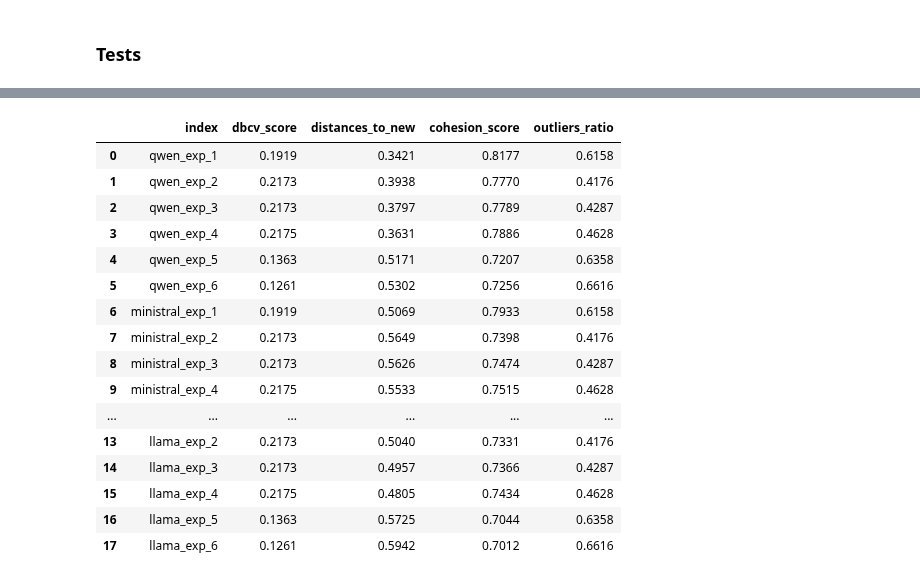
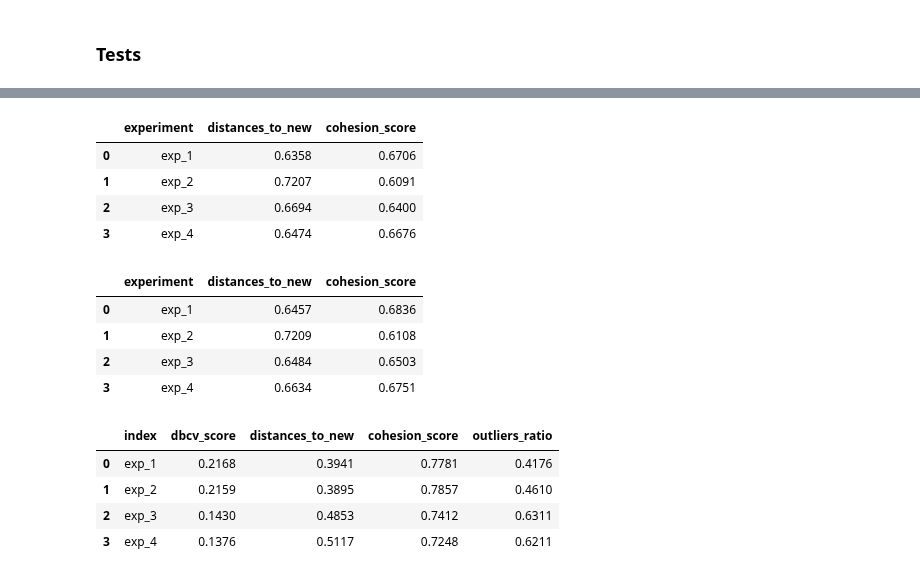
Before and after one commit to grzegorzZ1/masters_2025_nlp, a Jupyter notebook: app/database_utils/kg/2_trimming_entities.ipynb, the cells around one changed output, grey strips where cells are left out. Cells and saved outputs as stored; diff of their text form; code cells hidden in the pictures.

```diff
--- a/app/database_utils/kg/2_trimming_entities.ipynb
+++ b/app/database_utils/kg/2_trimming_entities.ipynb
@@ -101,7 +101,7 @@ def create_data_mapping(mapping_path, embed_model, cluster_model, replace_prompt
             model_name=model_name
         ).strip().lower().replace('"', "").replace("'", "").replace("*", "")
 
-        if better_entity_name == "do_not_merge":
+        if "do_not_merge" in better_entity_name:
             for entity in cluster_entities:
                 mapping[str(entity)] = str(entity)
             continue
@@ -179,13 +188,14 @@ triplets = pd.read_csv("data/triplets.csv")
 unique_entities = list(set(pd.concat([triplets["subject"], triplets["object"]]).dropna()))
 embed_model_entities = EMBEDD_MODEL_1
 
-cluster_model_entities = OPTICS(
+cluster_model_entities = HDBSCAN(
+    min_cluster_size=2,
     min_samples=2,
-    min_cluster_size=2,
     metric="cosine",
-    cluster_method="xi",
-    xi=0.03,
+    cluster_selection_method="eom",
 )
+
+
 
 outlier_prompt_entity = DECIDE_OUTLIER_FATE_ENTITY
 replace_prompt_entity = FIND_BETTER_ENTITY_NAME
@@ -198,12 +208,11 @@ validate_terms(
     outlier_prompt=outlier_prompt_entity
 )
 
-entities_mapping, valid_data_entities, encoded_entities, cluster_labels_entities = create_data_mapping(
+entities_mapping, valid_data_entities, encoded_entities, cluster_labels_entities, entity_metric_scores = create_data_mapping(
     mapping_path="data/entities_mapping.json",
     embed_model=embed_model_entities,
     cluster_model=cluster_model_entities,
     replace_prompt=replace_prompt_entity,
+    model_name="qwen2.5:3b",
     N=N_entities,
 )
-
-viz_clusters(valid_data_entities, encoded_entities, cluster_labels_entities)
@@ -357,23 +432,31 @@ Running ministral with exp_6...
+# %%
+independent_metrics = pd.DataFrame.from_dict(results['hdbscan']["llama"], orient="index").reset_index()
+independent_metrics.rename(columns={'index': 'experiment'}, inplace=True)
+independent_metrics[["experiment", "distances_to_new", "cohesion_score"]]
+# %% [output]
+|  | experiment | distances_to_new | cohesion_score |
+| 0 | exp_1 | 0.6358 | 0.6706 |
+| 1 | exp_2 | 0.7207 | 0.6091 |
+| 2 | exp_3 | 0.6694 | 0.6400 |
+| 3 | exp_4 | 0.6474 | 0.6676 |
+# %%
+independent_metrics = pd.DataFrame.from_dict(results['hdbscan']["ministral"], orient="index").reset_index()
+independent_metrics.rename(columns={'index': 'experiment'}, inplace=True)
+independent_metrics[["experiment", "distances_to_new", "cohesion_score"]]
+# %% [output]
+|  | experiment | distances_to_new | cohesion_score |
+| 0 | exp_1 | 0.6457 | 0.6836 |
+| 1 | exp_2 | 0.7209 | 0.6108 |
+| 2 | exp_3 | 0.6484 | 0.6503 |
+| 3 | exp_4 | 0.6634 | 0.6751 |
 # %%
 # dbcv score and outliers ratio does not rely on model thus they can be shown per experiment
 # distances to new (because of the new value for each cluster) and cohesion score (as do not merge for different models can be in different clusters) are model dependent thus they can be shown per model and experiment
 
-pd.DataFrame.from_dict(results, orient="index").reset_index()
+pd.DataFrame.from_dict(results['optics']["qwen"], orient="index").reset_index()
 # %% [output]
 |  | index | dbcv_score | distances_to_new | cohesion_score | outliers_ratio |
-| 0 | qwen_exp_1 | 0.1919 | 0.3421 | 0.8177 | 0.6158 |
-| 1 | qwen_exp_2 | 0.2173 | 0.3938 | 0.7770 | 0.4176 |
-| 2 | qwen_exp_3 | 0.2173 | 0.3797 | 0.7789 | 0.4287 |
-| 3 | qwen_exp_4 | 0.2175 | 0.3631 | 0.7886 | 0.4628 |
-| 4 | qwen_exp_5 | 0.1363 | 0.5171 | 0.7207 | 0.6358 |
-| 5 | qwen_exp_6 | 0.1261 | 0.5302 | 0.7256 | 0.6616 |
-| 6 | ministral_exp_1 | 0.1919 | 0.5069 | 0.7933 | 0.6158 |
-| 7 | ministral_exp_2 | 0.2173 | 0.5649 | 0.7398 | 0.4176 |
-| 8 | ministral_exp_3 | 0.2173 | 0.5626 | 0.7474 | 0.4287 |
-| 9 | ministral_exp_4 | 0.2175 | 0.5533 | 0.7515 | 0.4628 |
-| ... | ... | ... | ... | ... | ... |
-| 13 | llama_exp_2 | 0.2173 | 0.5040 | 0.7331 | 0.4176 |
-| 14 | llama_exp_3 | 0.2173 | 0.4957 | 0.7366 | 0.4287 |
-| 15 | llama_exp_4 | 0.2175 | 0.4805 | 0.7434 | 0.4628 |
-| 16 | llama_exp_5 | 0.1363 | 0.5725 | 0.7044 | 0.6358 |
-| 17 | llama_exp_6 | 0.1261 | 0.5942 | 0.7012 | 0.6616 |
+| 0 | exp_1 | 0.2168 | 0.3941 | 0.7781 | 0.4176 |
+| 1 | exp_2 | 0.2159 | 0.3895 | 0.7857 | 0.4610 |
+| 2 | exp_3 | 0.1430 | 0.4853 | 0.7412 | 0.6311 |
+| 3 | exp_4 | 0.1376 | 0.5117 | 0.7248 | 0.6211 |
```
Also changed, not shown: parts of 8 cells of this notebook, 6 other files.
